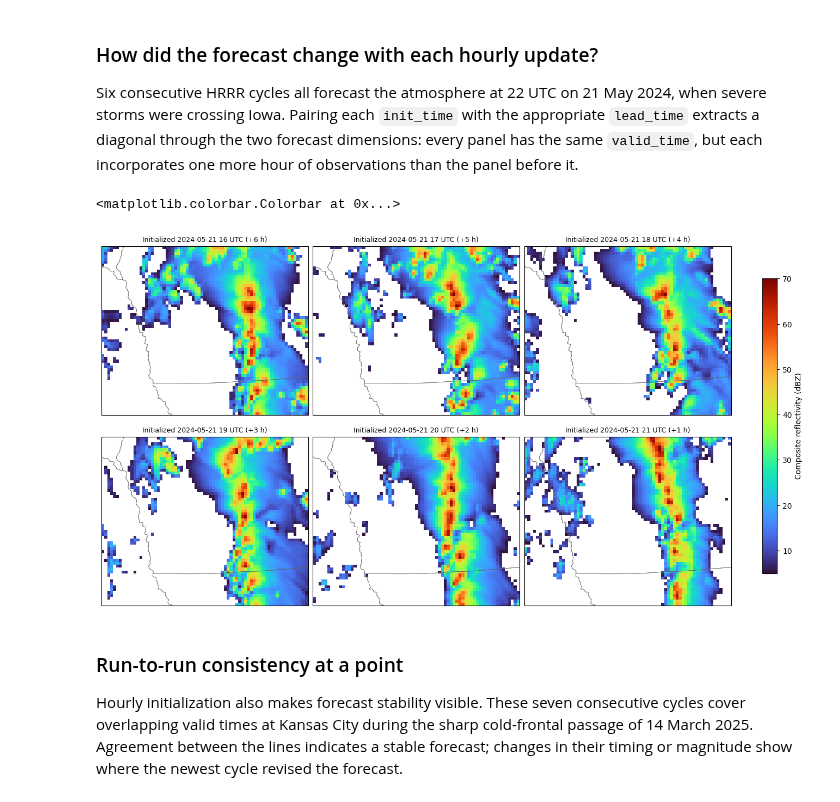
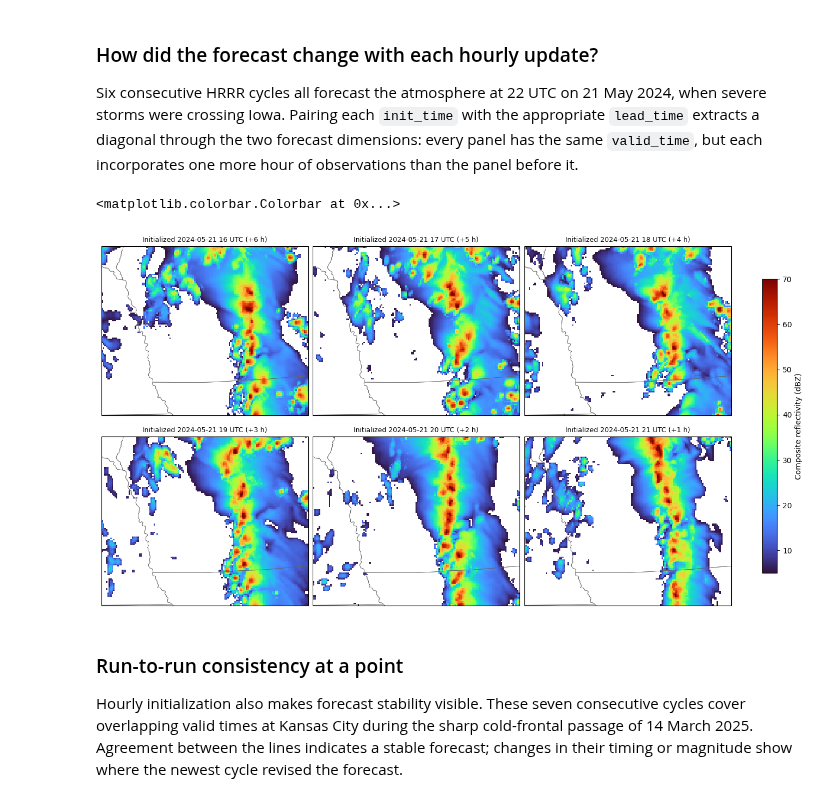
Before and after one commit to dynamical-org/notebooks, a Jupyter notebook: noaa-hrrr-forecast-18-hour-virtual.ipynb, the cells around one changed output. Drawn from its saved outputs; the diff is of its cells as text; code cells hidden in the pictures.

```diff
--- a/noaa-hrrr-forecast-18-hour-virtual.ipynb
+++ b/noaa-hrrr-forecast-18-hour-virtual.ipynb
@@ -50,6 +46,7 @@ import cartopy.crs as ccrs
 import cartopy.feature as cfeature
 import matplotlib.pyplot as plt
 import numpy as np
+import pandas as pd
 import rioxarray  # enables the .rio accessor
 import xarray as xr
 
@@ -64,51 +61,44 @@ hrrr_proj = ccrs.LambertConformal(
     ),
 )
 
-target_valid_time = np.datetime64("2024-05-21T22:00")
-init_times = np.arange(
-    np.datetime64("2024-05-21T16:00"),
-    np.datetime64("2024-05-21T22:00"),
-    np.timedelta64(1, "h"),
-)
+target_valid_time = pd.Timestamp("2024-05-21T22:00")
+init_times = pd.date_range("2024-05-21T16:00", periods=6, freq="h")
 lead_times = target_valid_time - init_times
 
 reflectivity_runs = (
     ds["composite_reflectivity"]
     .sel(
-        init_time=xr.DataArray(init_times, dims="run"),
-        lead_time=xr.DataArray(lead_times, dims="run"),
+        init_time=xr.DataArray(init_times.values, dims="run"),
+        lead_time=xr.DataArray(lead_times.values, dims="run"),
     )
     .rio.clip_box(-97, 40, -92, 43, crs="EPSG:4326")
-    .coarsen(x=2, y=2, boundary="trim")
-    .mean()
     .load()
 )
 
 fig, axes = plt.subplots(
     2,
     3,
     figsize=(13, 7),
     subplot_kw={"projection": hrrr_proj},
     constrained_layout=True,
 )
 for i, ax in enumerate(axes.flat):
     image = reflectivity_runs.isel(run=i).where(reflectivity_runs.isel(run=i) > 5).plot(
         ax=ax,
         transform=hrrr_proj,
         cmap="turbo",
         vmin=5,
         vmax=70,
         add_colorbar=False,
     )
     ax.add_feature(cfeature.STATES, edgecolor="0.4", linewidth=0.5)
-    init_label = np.datetime_as_string(init_times[i], unit="h").replace("T", " ")
-    lead_hours = int(lead_times[i] / np.timedelta64(1, "h"))
-    ax.set_title(f"Initialized {init_label} UTC (+{lead_hours} h)", fontsize=9)
+    lead_hours = lead_times[i] // pd.Timedelta("1h")
+    ax.set_title(f"Initialized {init_times[i]:%Y-%m-%d %H} UTC (+{lead_hours} h)", fontsize=9)
 
 fig.colorbar(image, ax=axes, label="Composite reflectivity (dBZ)", shrink=0.8)
 # %% [output]
 <matplotlib.colorbar.Colorbar at 0x...>
-[figure, old version]
+[figure, new version]
 # %% [markdown]
 ### Run-to-run consistency at a point
 
```
Also changed, not shown: parts of 7 cells of this notebook.
